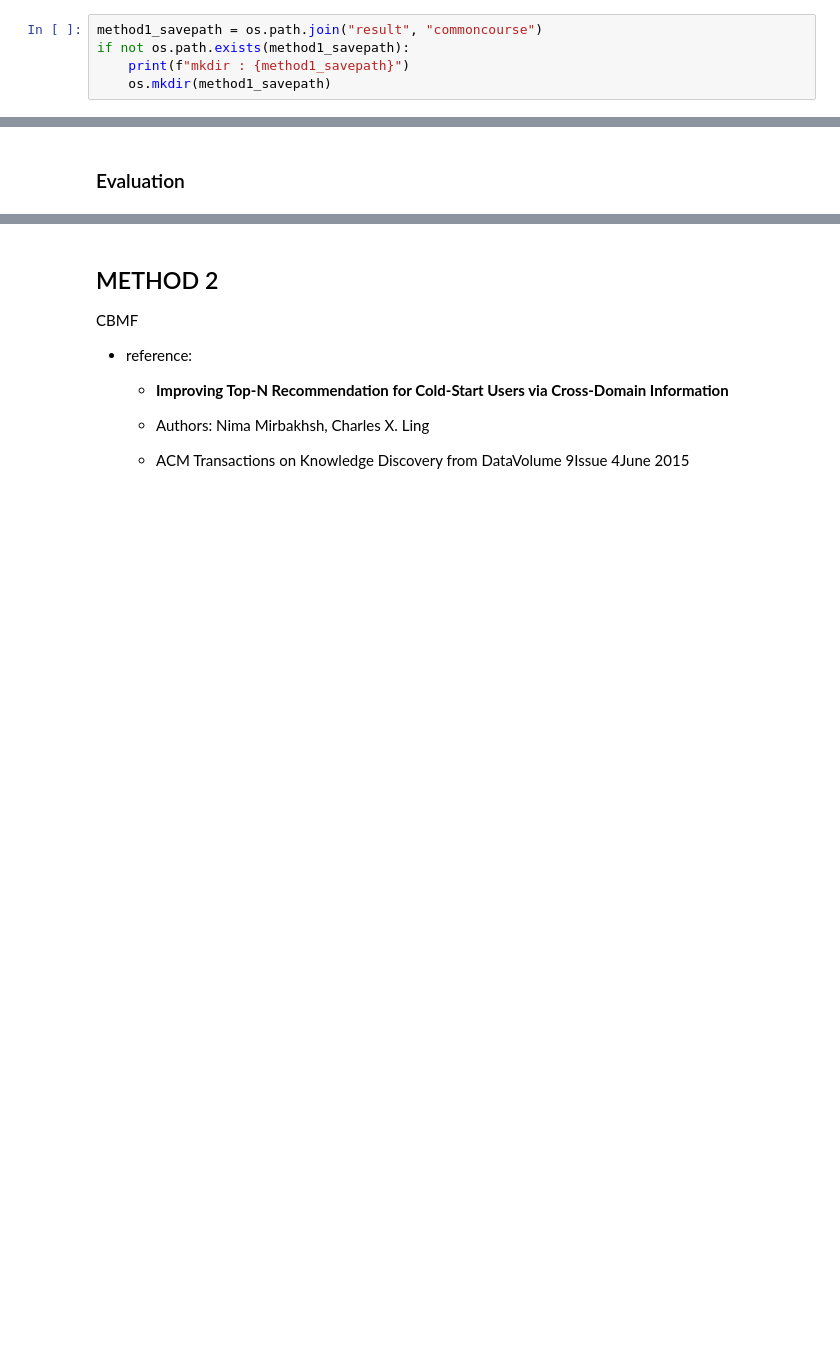
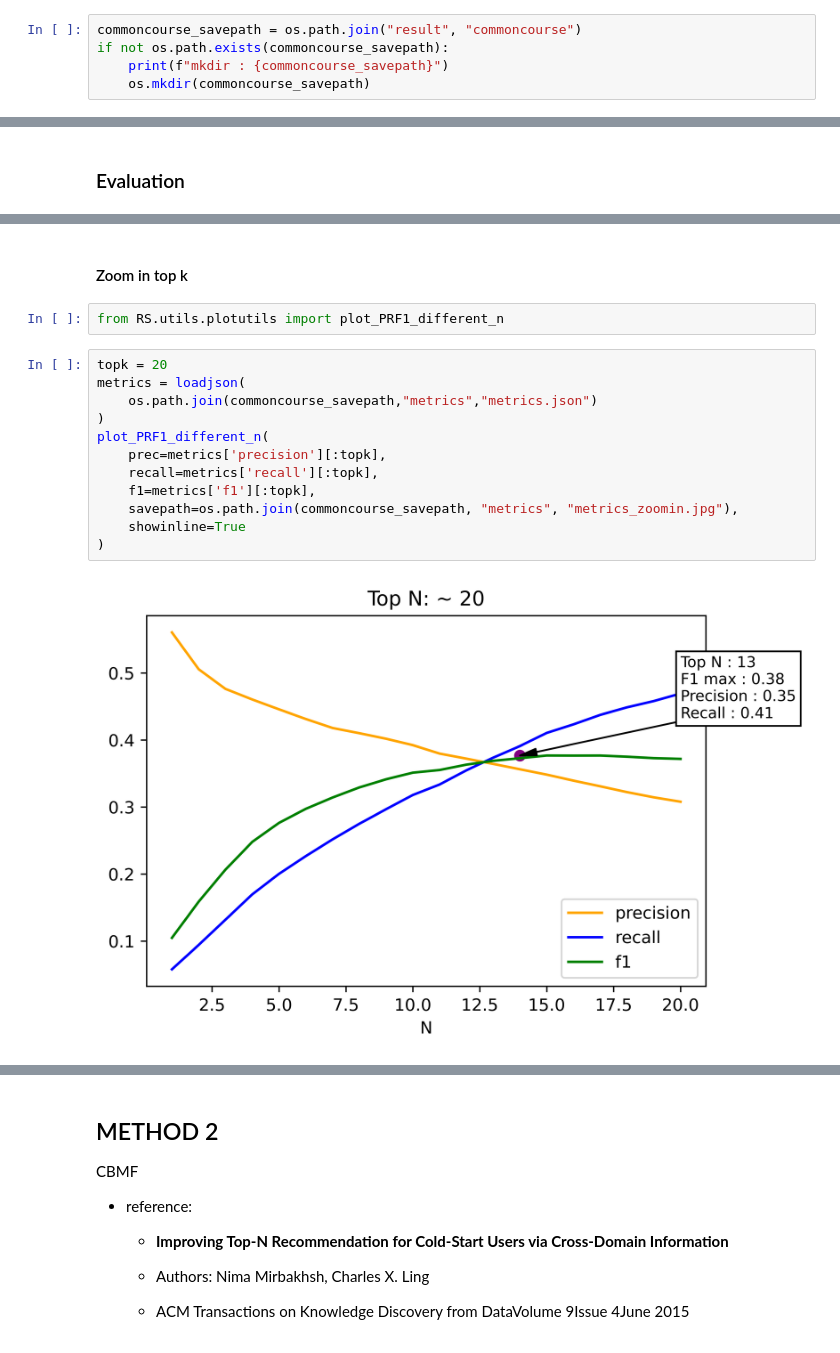
Before and after one commit to yls108u/Library_recommendation_system, a Jupyter notebook: recommendation.ipynb, the cells around one changed output, grey strips where cells are left out. Cells and saved outputs as stored; diff of their text form; blank space fills up the shorter version.

```diff
--- a/recommendation.ipynb
+++ b/recommendation.ipynb
@@ -16,8 +30,8 @@ from RS.commoncourse import generate_rslist \
 # %%
-method1_savepath = os.path.join("result", "commoncourse")
-if not os.path.exists(method1_savepath):
-    print(f"mkdir : {method1_savepath}")
-    os.mkdir(method1_savepath)
+commoncourse_savepath = os.path.join("result", "commoncourse")
+if not os.path.exists(commoncourse_savepath):
+    print(f"mkdir : {commoncourse_savepath}")
+    os.mkdir(commoncourse_savepath)
 # %% [markdown]
 ### Steps:
 
@@ -107,3 +118,21 @@ calculate precision, recall, f1, falsepositive rate
 Precision_Recall_F1 : result/commoncourse/metrics/metrics.jpg
 PR : result/commoncourse/metrics/PR.jpg
 ROC : result/commoncourse/metrics/ROC.jpg
+# %% [markdown]
+#### Zoom in top k
+# %%
+from RS.utils.plotutils import plot_PRF1_different_n
+# %%
+topk = 20
+metrics = loadjson(
+    os.path.join(commoncourse_savepath,"metrics","metrics.json")
+)
+plot_PRF1_different_n(
+    prec=metrics['precision'][:topk],
+    recall=metrics['recall'][:topk],
+    f1=metrics['f1'][:topk],
+    savepath=os.path.join(commoncourse_savepath, "metrics", "metrics_zoomin.jpg"),
+    showinline=True
+)
+# %% [output]
+[figure, added]
```
Also changed, not shown: parts of 76 cells of this notebook.
